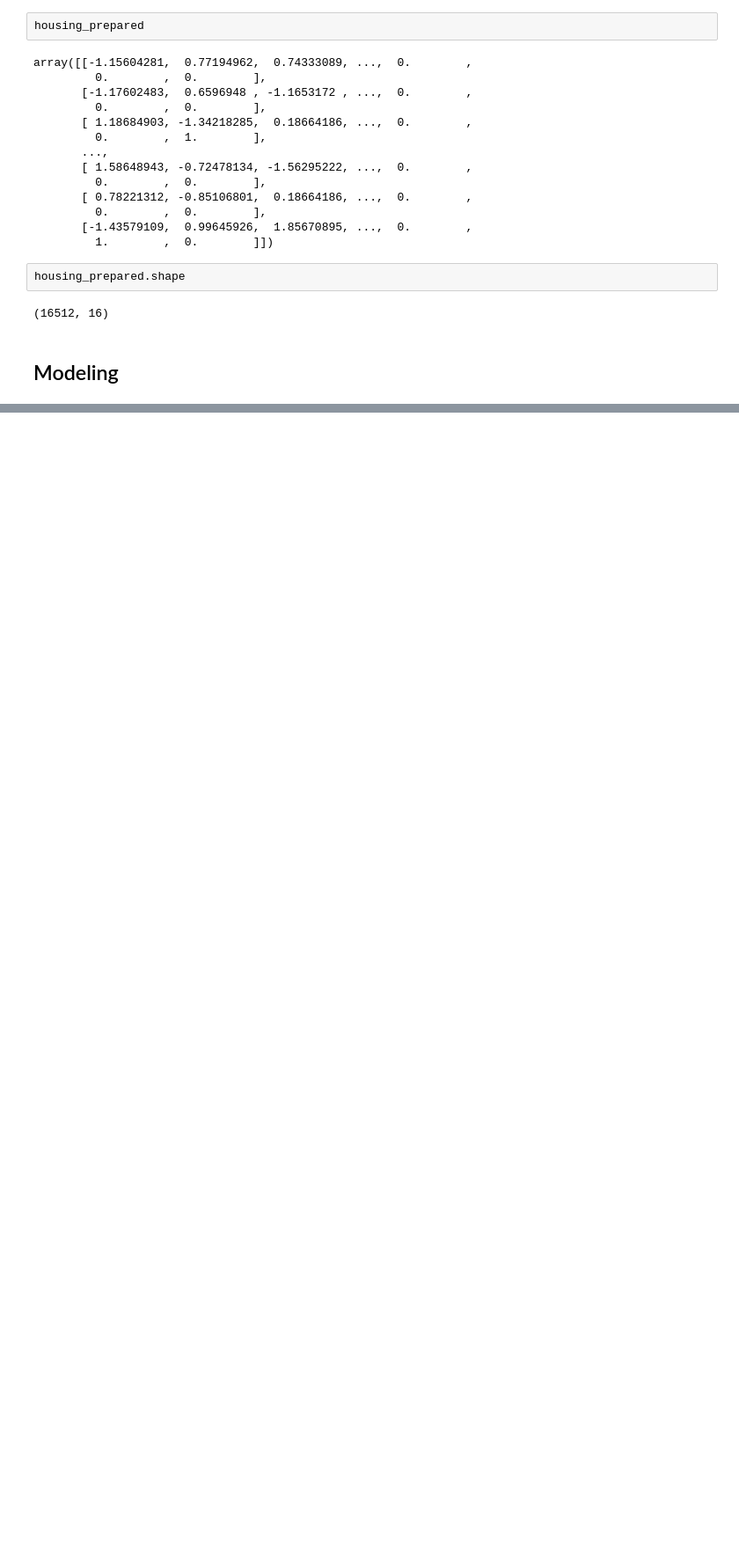
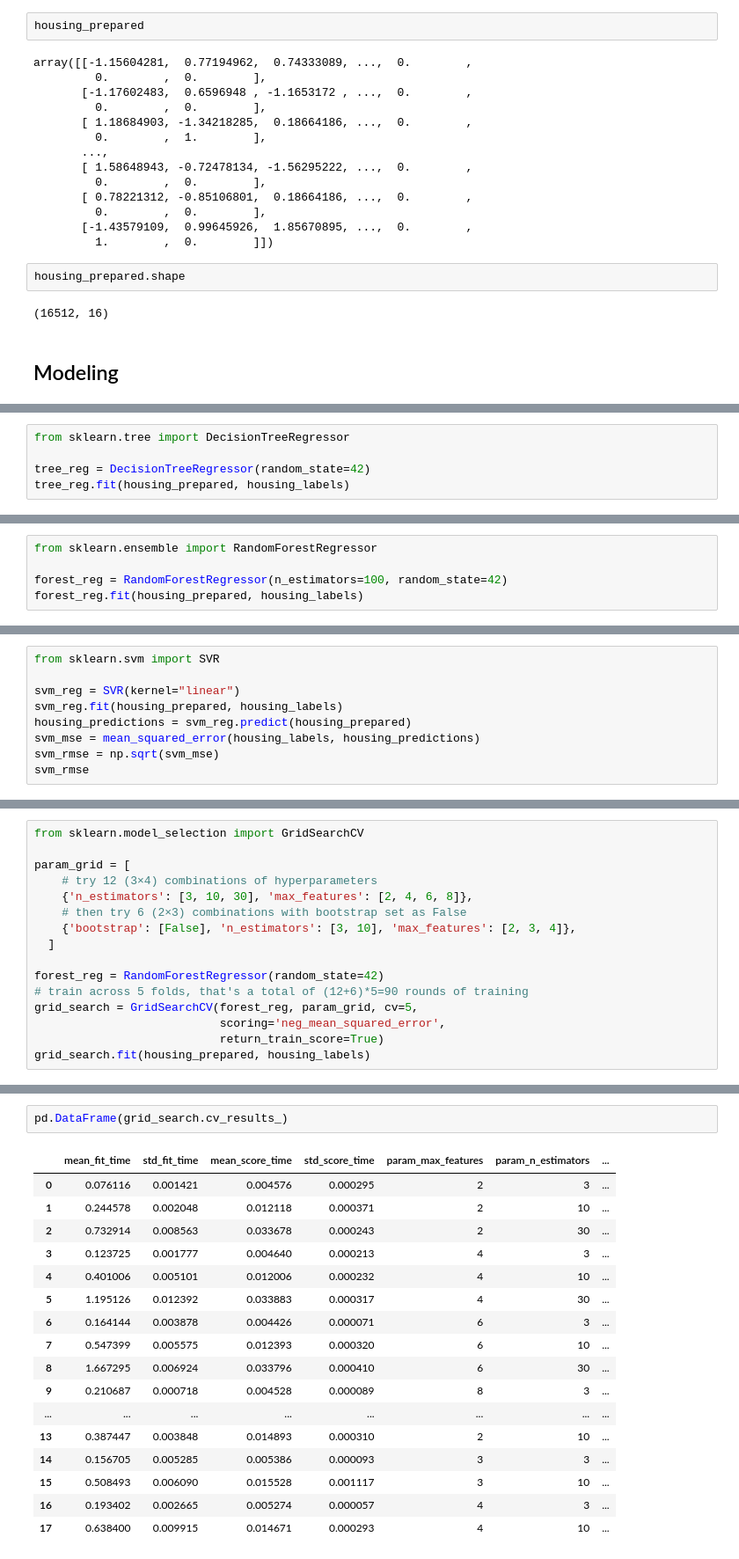
Before and after one commit to DoanCV/HoML-CaliforniaHousingPrice, a Jupyter notebook: chapter2.ipynb, the cells around one changed output, grey strips where cells are left out. Shown: that part at 88% size. Drawn from its saved outputs; the diff is of its cells as text; blank space fills up the shorter version.

```diff
--- a/chapter2.ipynb
+++ b/chapter2.ipynb
@@ -532,0 +588,5 @@ housing_prepared.shape
+# %%
+from sklearn.tree import DecisionTreeRegressor
+
+tree_reg = DecisionTreeRegressor(random_state=42)
+tree_reg.fit(housing_prepared, housing_labels)
@@ -532,0 +643,5 @@ housing_prepared.shape
+# %%
+from sklearn.ensemble import RandomForestRegressor
+
+forest_reg = RandomForestRegressor(n_estimators=100, random_state=42)
+forest_reg.fit(housing_prepared, housing_labels)
@@ -532,0 +691,9 @@ housing_prepared.shape
+# %%
+from sklearn.svm import SVR
+
+svm_reg = SVR(kernel="linear")
+svm_reg.fit(housing_prepared, housing_labels)
+housing_predictions = svm_reg.predict(housing_prepared)
+svm_mse = mean_squared_error(housing_labels, housing_predictions)
+svm_rmse = np.sqrt(svm_mse)
+svm_rmse
@@ -532,0 +706,16 @@ housing_prepared.shape
+# %%
+from sklearn.model_selection import GridSearchCV
+
+param_grid = [
+    # try 12 (3×4) combinations of hyperparameters
+    {'n_estimators': [3, 10, 30], 'max_features': [2, 4, 6, 8]},
+    # then try 6 (2×3) combinations with bootstrap set as False
+    {'bootstrap': [False], 'n_estimators': [3, 10], 'max_features': [2, 3, 4]},
+  ]
+
+forest_reg = RandomForestRegressor(random_state=42)
+# train across 5 folds, that's a total of (12+6)*5=90 rounds of training
+grid_search = GridSearchCV(forest_reg, param_grid, cv=5,
+                           scoring='neg_mean_squared_error',
+                           return_train_score=True)
+grid_search.fit(housing_prepared, housing_labels)
@@ -532,0 +754,20 @@ housing_prepared.shape
+# %%
+pd.DataFrame(grid_search.cv_results_)
+# %% [output]
+|  | mean_fit_time | std_fit_time | mean_score_time | std_score_time | param_max_features | param_n_estimators | ... |
+| 0 | 0.076116 | 0.001421 | 0.004576 | 0.000295 | 2 | 3 | ... |
+| 1 | 0.244578 | 0.002048 | 0.012118 | 0.000371 | 2 | 10 | ... |
+| 2 | 0.732914 | 0.008563 | 0.033678 | 0.000243 | 2 | 30 | ... |
+| 3 | 0.123725 | 0.001777 | 0.004640 | 0.000213 | 4 | 3 | ... |
+| 4 | 0.401006 | 0.005101 | 0.012006 | 0.000232 | 4 | 10 | ... |
+| 5 | 1.195126 | 0.012392 | 0.033883 | 0.000317 | 4 | 30 | ... |
+| 6 | 0.164144 | 0.003878 | 0.004426 | 0.000071 | 6 | 3 | ... |
+| 7 | 0.547399 | 0.005575 | 0.012393 | 0.000320 | 6 | 10 | ... |
+| 8 | 1.667295 | 0.006924 | 0.033796 | 0.000410 | 6 | 30 | ... |
+| 9 | 0.210687 | 0.000718 | 0.004528 | 0.000089 | 8 | 3 | ... |
+| ... | ... | ... | ... | ... | ... | ... | ... |
+| 13 | 0.387447 | 0.003848 | 0.014893 | 0.000310 | 2 | 10 | ... |
+| 14 | 0.156705 | 0.005285 | 0.005386 | 0.000093 | 3 | 3 | ... |
+| 15 | 0.508493 | 0.006090 | 0.015528 | 0.001117 | 3 | 10 | ... |
+| 16 | 0.193402 | 0.002665 | 0.005274 | 0.000057 | 4 | 3 | ... |
+| 17 | 0.638400 | 0.009915 | 0.014671 | 0.000293 | 4 | 10 | ... |
```
Also changed, not shown: parts of 37 cells of this notebook.
